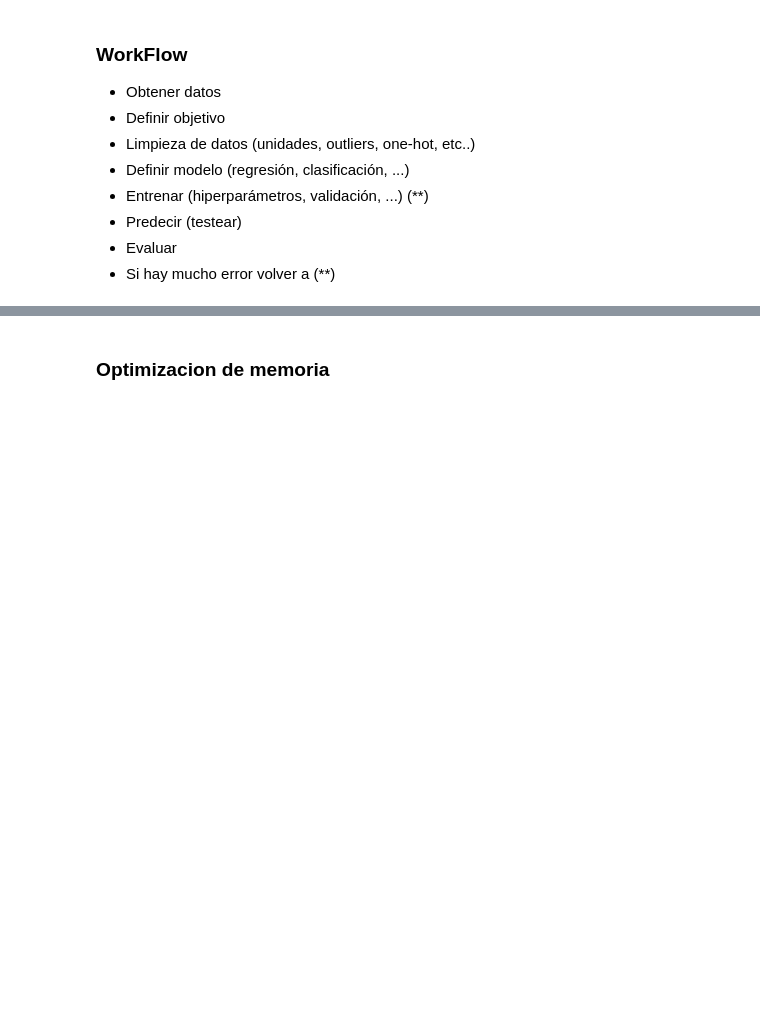
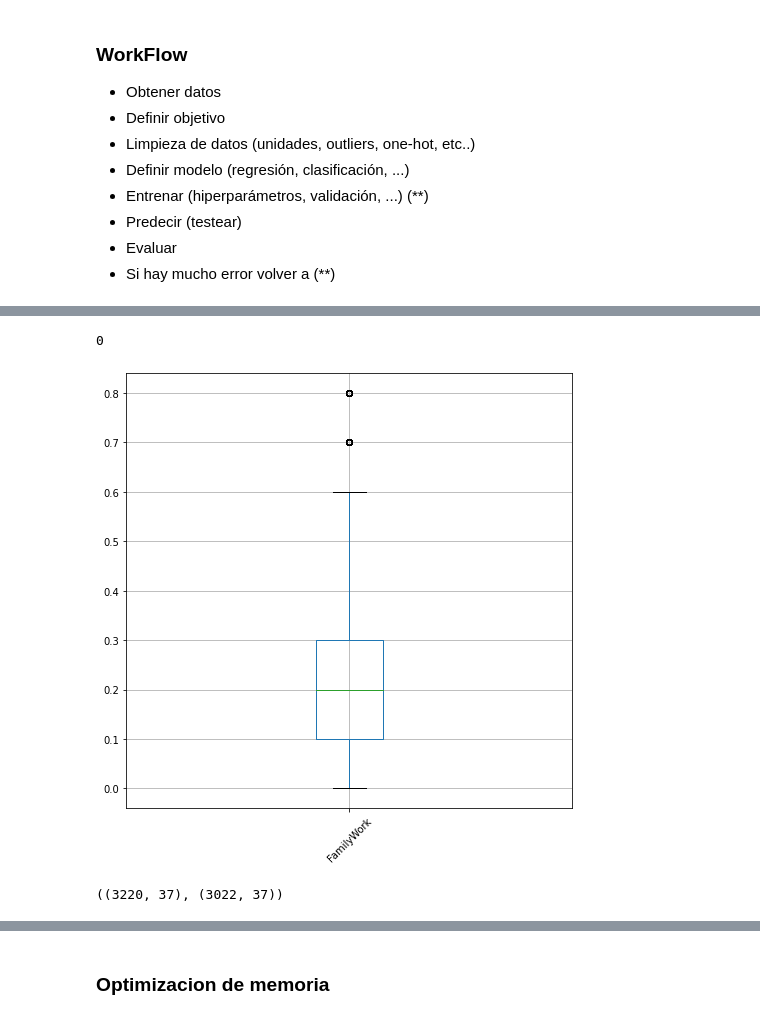
Before and after one commit to Ironhack-Data-Madrid-Abril-2021/Material_Clase, a Jupyter notebook: semana_6/1.1 - Intro Machine Learning.ipynb, the cells around one changed output, grey strips where cells are left out. Drawn from its saved outputs; the diff is of its cells as text; code cells hidden in the pictures; blank space fills up the shorter version.

```diff
--- a/semana_6/1.1 - Intro Machine Learning.ipynb
+++ b/semana_6/1.1 - Intro Machine Learning.ipynb
@@ -34,0 +90,23 @@ import seaborn as sns
+# %%
+iqr=q3-q1
+
+upper=q3 + 3*iqr
+lower=q1 - 3*iqr
+# %%
+len(census[census.FamilyWork < lower])
+# %% [output]
+0
+# %%
+census_clean=census[census.FamilyWork < upper]
+# %%
+plt.figure(figsize=(8, 8))
+
+census_clean.boxplot(column=['FamilyWork'])
+plt.xticks(rotation=45)
+plt.show();
+# %% [output]
+[figure, added]
+# %%
+census.shape, census_clean.shape
+# %% [output]
+((3220, 37), (3022, 37))
```
Also changed, not shown: parts of 30 cells of this notebook.
